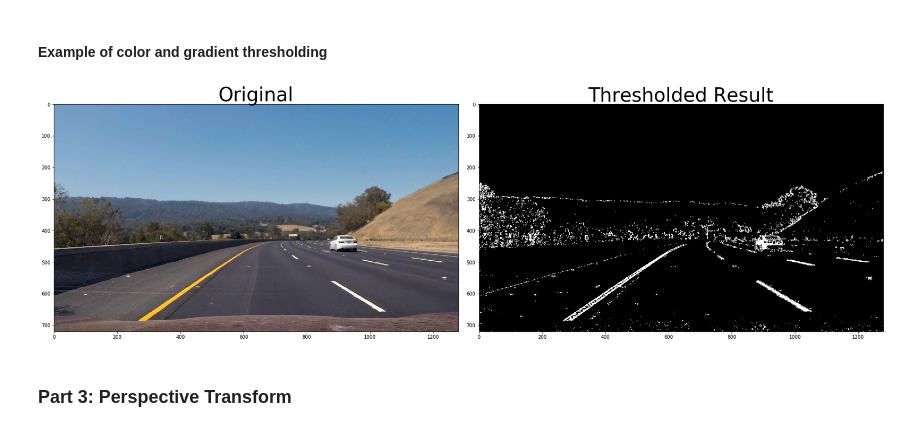
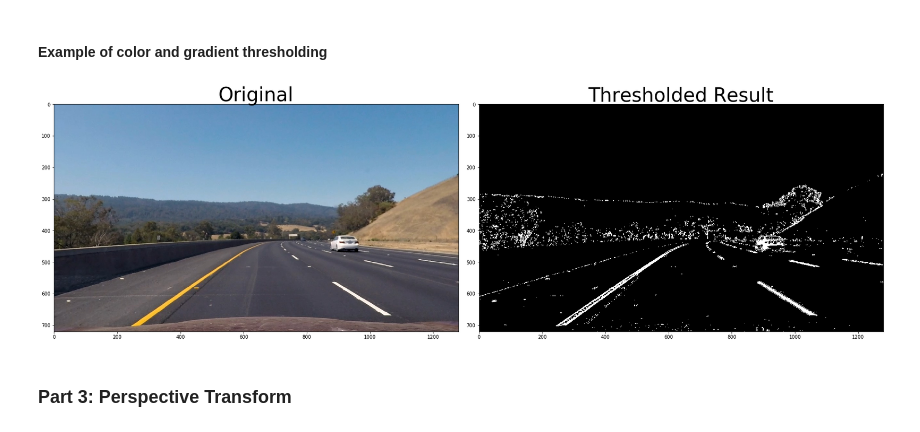
Before and after one commit to trimcao/sdcnd-p4-advanced-lane-lines, a Jupyter notebook: project4.ipynb, the cells around one changed output. Drawn from its saved outputs; the diff is of its cells as text; code cells hidden in the pictures.

Commit message:
fixed bug: did not undistort image in the pipeline.

```diff
--- a/project4.ipynb
+++ b/project4.ipynb
@@ -92,0 +95,6 @@ def cal_undistort(img, ret=ret, mtx=mtx, dist=dist, rvecs=rvecs, tvecs=tvecs):
+# %%
+image = mpimg.imread('./test_images/test3.jpg')
+undist = cal_undistort(image)
+plt.rcParams["figure.figsize"] = (12, 7)
+plt.imshow(undist)
+plt.axis('off')
@@ -138,21 +149,21 @@ def thresholding(img, s_thresh=(180, 250), sx_thresh=(20, 100), h_thresh=(15,100
 #### Example of color and gradient thresholding
 # %%
 # test on an image
-image = mpimg.imread('./test_images/test3.jpg')
-thresholded = thresholding(image)
+# image = mpimg.imread('./test_images/test3.jpg')
+thresholded = thresholding(undist)
 
 # Plot the result
 f, (ax1, ax2) = plt.subplots(1, 2, figsize=(24, 9))
 f.tight_layout()
 
-ax1.imshow(image)
+ax1.imshow(undist)
 ax1.set_title('Original', fontsize=40)
 
 ax2.imshow(thresholded, cmap='gray')
 ax2.set_title('Thresholded Result', fontsize=40)
 plt.subplots_adjust(left=0., right=1, top=0.9, bottom=0.)
 # %% [output]
-[figure, old version]
+[figure, new version]
 # %% [markdown]
 ### Part 3: Perspective Transform
 # %%
```
Also changed, not shown: parts of 10 cells of this notebook, 10 other files.
